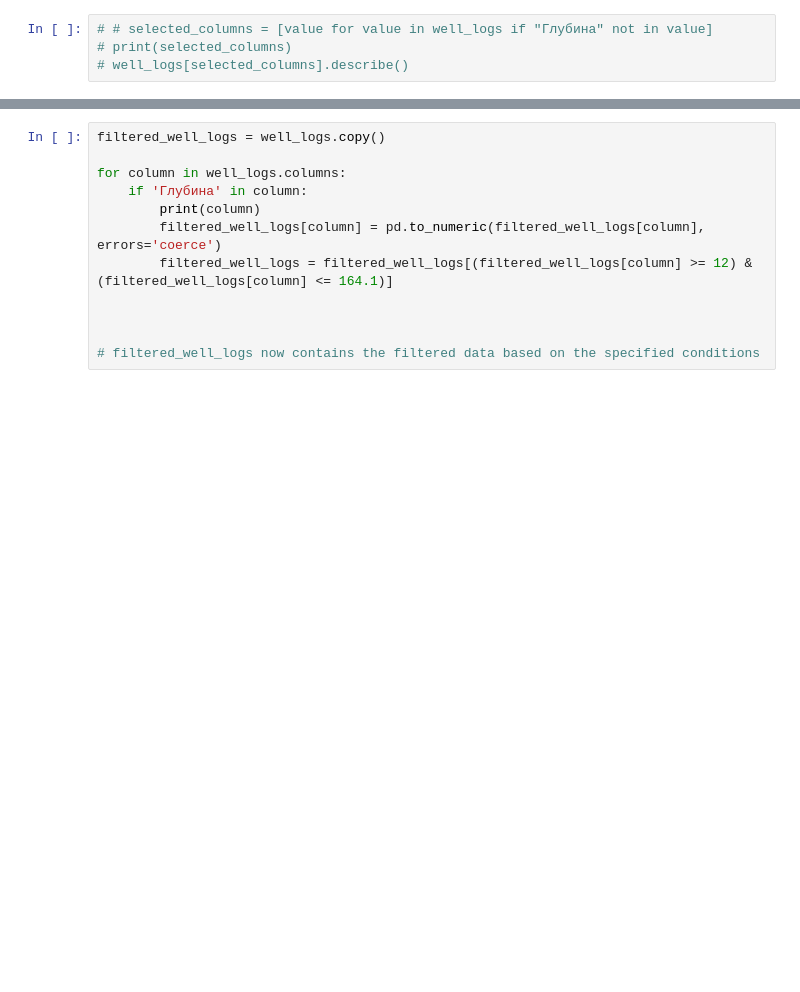
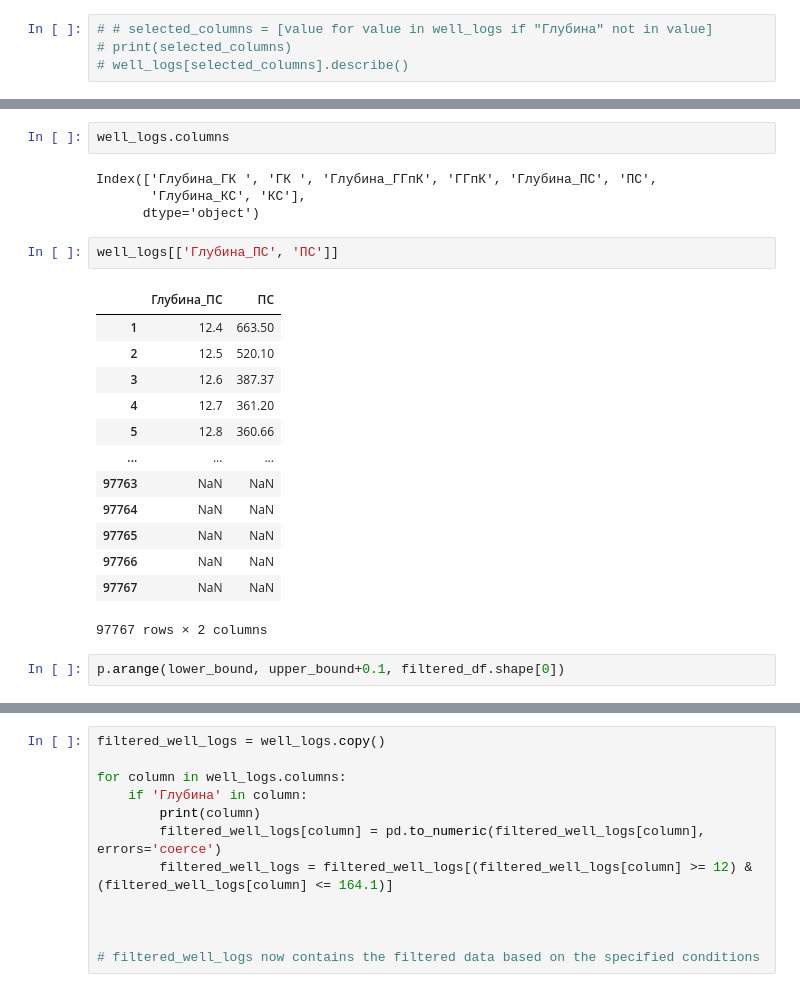
Before and after one commit to MariiaKalinina/R, a Jupyter notebook: Rosatom_new_version.ipynb, the cells around one changed output, grey strips where cells are left out. Drawn from its saved outputs; the diff is of its cells as text; blank space fills up the shorter version.

```diff
--- a/Rosatom_new_version.ipynb
+++ b/Rosatom_new_version.ipynb
@@ -140,3 +141,27 @@ well_logs
 | 97766 | NaN | NaN | NaN | NaN | NaN | NaN | NaN | NaN |
 | 97767 | NaN | NaN | NaN | NaN | NaN | NaN | NaN | NaN |
 97767 rows × 8 columns
+# %%
+well_logs.columns
+# %% [output]
+Index(['Глубина_ГК ', 'ГК ', 'Глубина_ГГпК', 'ГГпК', 'Глубина_ПС', 'ПС',
+       'Глубина_КС', 'КС'],
+      dtype='object')
+# %%
+well_logs[['Глубина_ПС', 'ПС']]
+# %% [output]
+|  | Глубина_ПС | ПС |
+| 1 | 12.4 | 663.50 |
+| 2 | 12.5 | 520.10 |
+| 3 | 12.6 | 387.37 |
+| 4 | 12.7 | 361.20 |
+| 5 | 12.8 | 360.66 |
+| ... | ... | ... |
+| 97763 | NaN | NaN |
+| 97764 | NaN | NaN |
+| 97765 | NaN | NaN |
+| 97766 | NaN | NaN |
+| 97767 | NaN | NaN |
+97767 rows × 2 columns
+# %%
+p.arange(lower_bound, upper_bound+0.1, filtered_df.shape[0])
```
Also changed, not shown: parts of 13 cells of this notebook.
